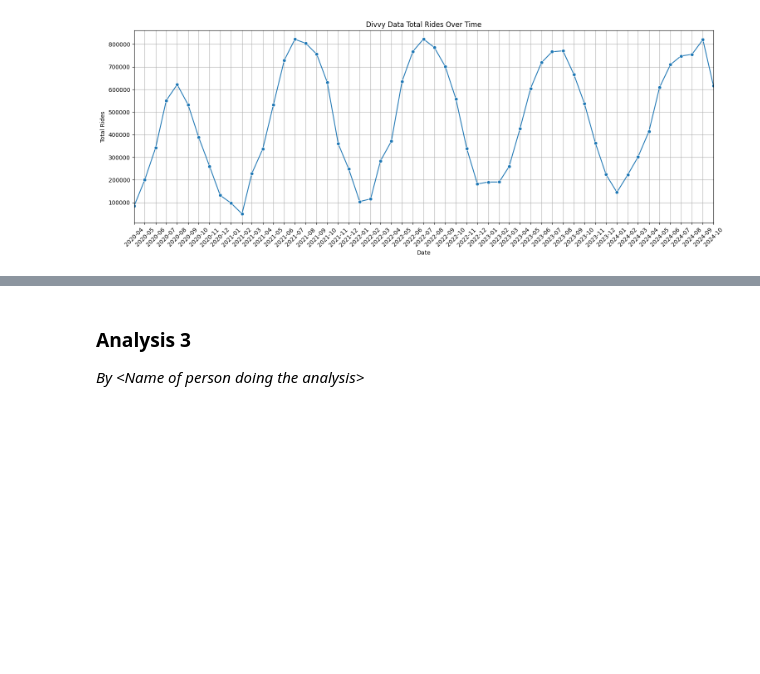
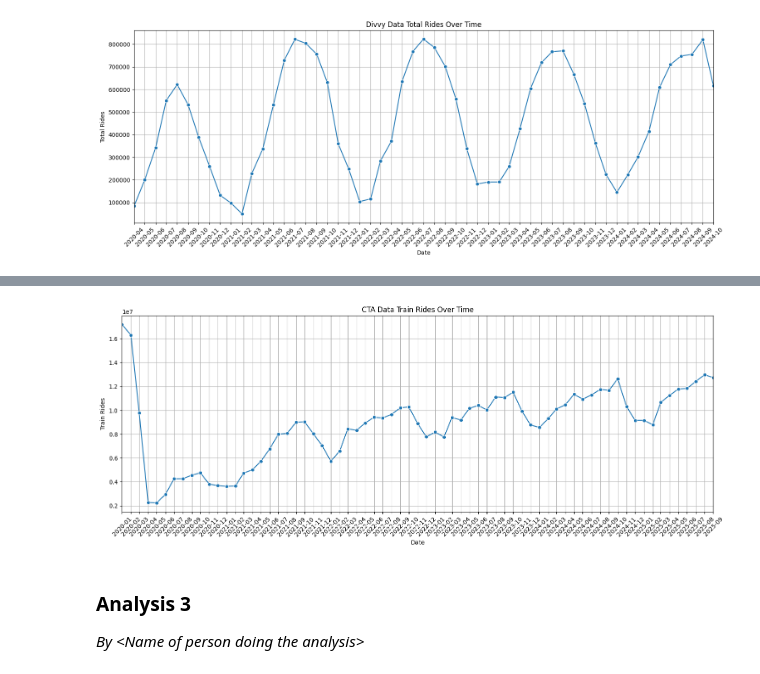
Before and after one commit to JonasGoldberg18/STAT303_Final_Project, a Jupyter notebook: Project Code Template.ipynb, the cells around one changed output, grey strips where cells are left out. Drawn from its saved outputs; the diff is of its cells as text; code cells hidden in the pictures; blank space fills up the shorter version.

```diff
--- a/Project Code Template.ipynb
+++ b/Project Code Template.ipynb
@@ -464,3 +511,17 @@ CTA['month_year'] = CTA['month_year'].dt.to_timestamp()
+# %%
+#Train Usage
+train_monthly = CTA_2020_on.groupby('month_year', as_index=False)['rail_boardings'].sum()
+plt.figure(figsize=(18, 6))
+sns.lineplot(data=train_monthly, x = 'month_year', y = 'rail_boardings', marker = 'o')
+plt.title('CTA Data Train Rides Over Time')
+plt.xlabel('Date')
+plt.ylabel('Train Rides')
+plt.xticks(ticks = train_monthly['month_year'], labels = train_monthly['month_year'].dt.strftime('%Y-%m'), rotation=45)
+plt.grid(True)
+plt.margins(x=0)
+plt.show();
+# %% [output]
+[figure, added]
 # %% [markdown]
 ### Analysis 3
 *By \<Name of person doing the analysis>*
```
Also changed, not shown: parts of 4 cells of this notebook.
